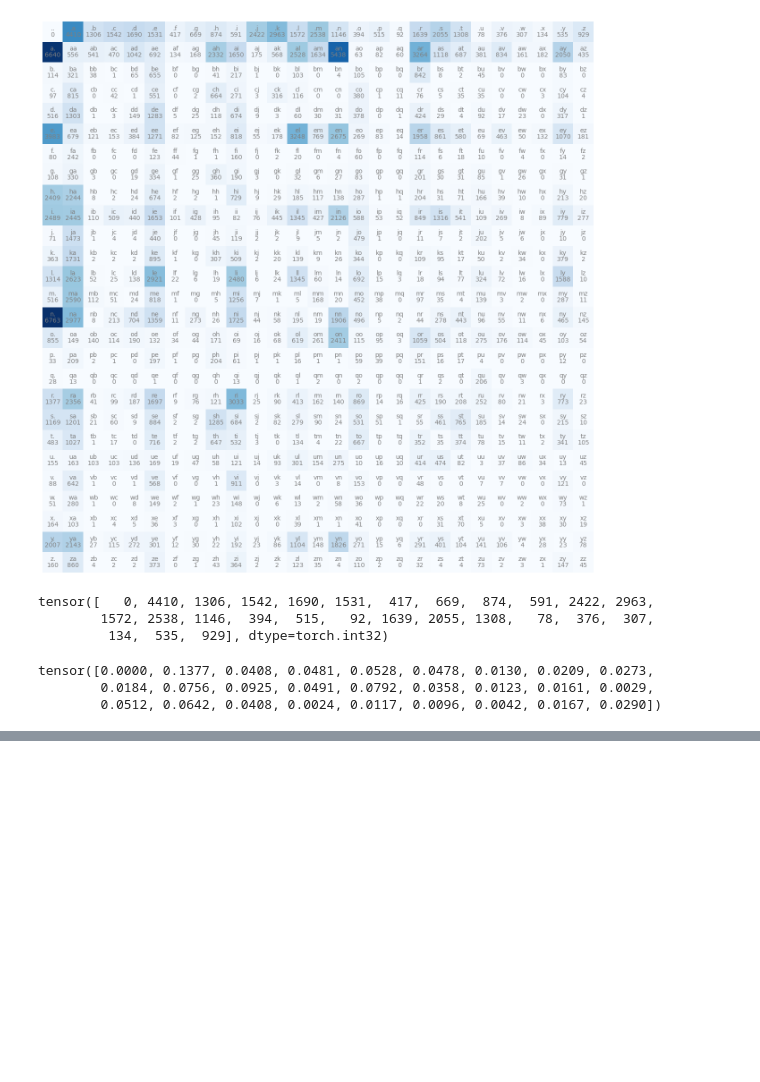
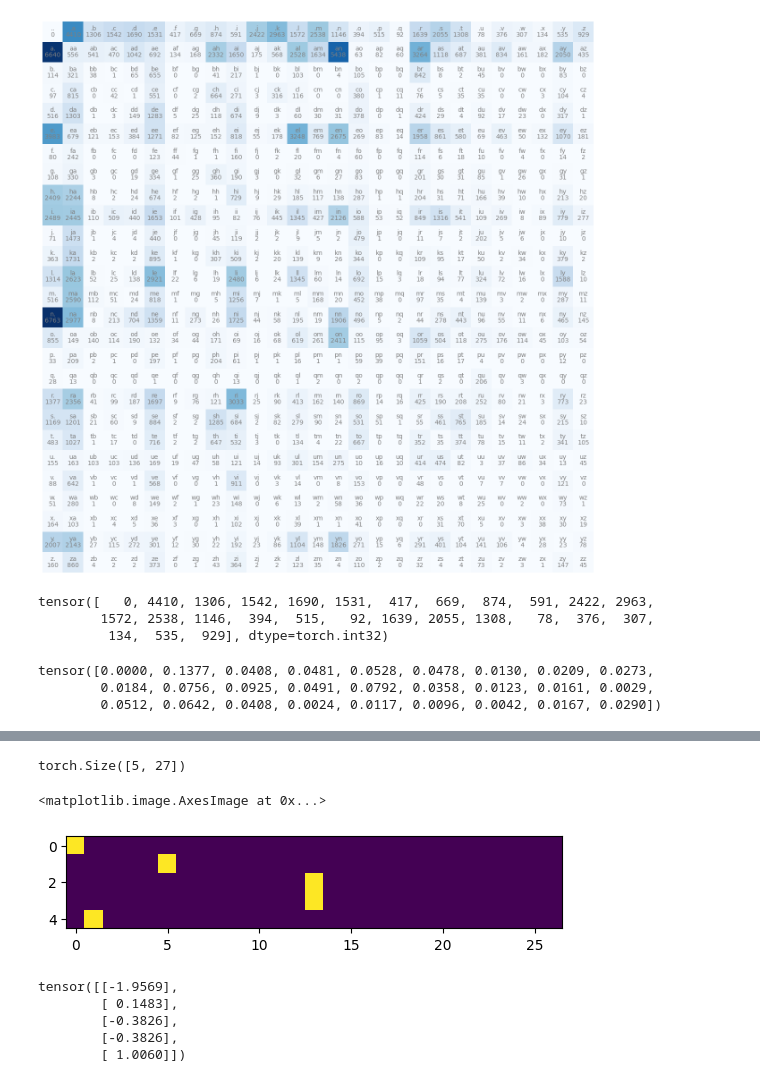
Before and after one commit to ReshebkumarCP/GPT-clone, a Jupyter notebook: makemore/makemore1.ipynb, the cells around one changed output, grey strips where cells are left out. Drawn from its saved outputs; the diff is of its cells as text; code cells hidden in the pictures; blank space fills up the shorter version.

```diff
--- a/makemore/makemore1.ipynb
+++ b/makemore/makemore1.ipynb
@@ -164,0 +253,20 @@ itos[ix]
+# %%
+log_likelyhood=0.0
+n=0 #n for each iteration so we can normalize the loss lokelyhood to get a clearer loss function
+for w in words [:3]:
+    chs=['.']+list(w)+['.']
+    for ch1 , ch2 in zip(chs,chs[1:]):
+     ix1=stoi[ch1]
+     ix2=stoi[ch2]
+     prob=P[ix1,ix2]# finding the probability for those paire up charecters
+     logprob=torch.log(prob)# log of probability of the paired up charecters
+     # but the log of likelyhood is
+     #log(a*b*c)= log(a) + log(b) + log(c)
+     #thats why we are adding the brobability to the log likely hood instead of multiplicating to find the likelyhood
+     log_likelyhood+=logprob
+     n+=1#incrementing n for each iteration so we can normalize the loss lokelyhood to get a clearer loss function
+     print (f'{ch1},{ch2}: {prob:.4f}')#printing the charecters with the probability with just 4 decimal points
+print(f'{log_likelyhood=}')
+nll=-log_likelyhood  #we want out loss function to be less for optimizing so we are inverting the log_likelyhood to negative so that the lowes amount of loss will be 0
+print(f'{nll=}')
+print(f'{nll/n}')
@@ -164,0 +306,15 @@ itos[ix]
+# %%
+#create the training set of all the bigrams (x,y)
+
+xs,ys =[], [] # xs is the inputs ans ys is the targets ,the lables
+for w in words [:1]:
+    chs=['.']+list(w)+['.']
+    for ch1 , ch2 in zip(chs,chs[1:]):
+     ix1=stoi[ch1]
+     ix2=stoi[ch2]
+     print(ch1,ch2)    #printing the first and the next charecters
+     xs.append(ix1)
+     ys.append(ix2)
+
+xs= torch.tensor(xs)  # creating tensor values using xs and ys
+ys= torch.tensor(ys)  # if we used .Tensor t capital the datatype of the tensor automatically assigns to float 32 if we use lowercaste its integer and its better to use lowercase
@@ -164,0 +350,4 @@ itos[ix]
+# %%
+import torch.nn.functional as F
+xenc = F.one_hot(xs,num_classes=27) .float()# x encoded is xenc # we dont want the data we feeding into the neural network be integers we only want it to be floating point numbers (float)
+xenc
@@ -164,0 +365,9 @@ itos[ix]
+# %%
+xenc.shape
+# %% [output]
+torch.Size([5, 27])
+# %%
+plt.imshow(xenc)
+# %% [output]
+<matplotlib.image.AxesImage at 0x...>
+[figure, added]
@@ -164,0 +377,10 @@ itos[ix]
+# %%
+W =torch.randn(27 ,1)  # torch.randn fills the tensor with random values from standard normal distribution anywhere mostly between -3 to 3 and rarely crossing that
+W                      # W is weight
+xenc @  W
+# %% [output]
+tensor([[-1.9569],
+        [ 0.1483],
+        [-0.3826],
+        [-0.3826],
+        [ 1.0060]])
```
Also changed, not shown: parts of 52 cells of this notebook.
